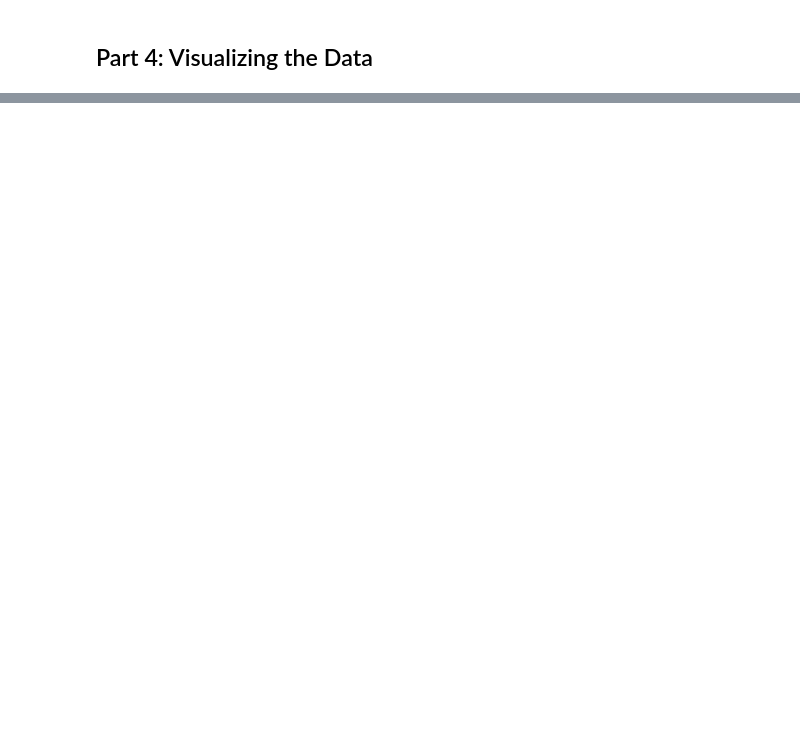
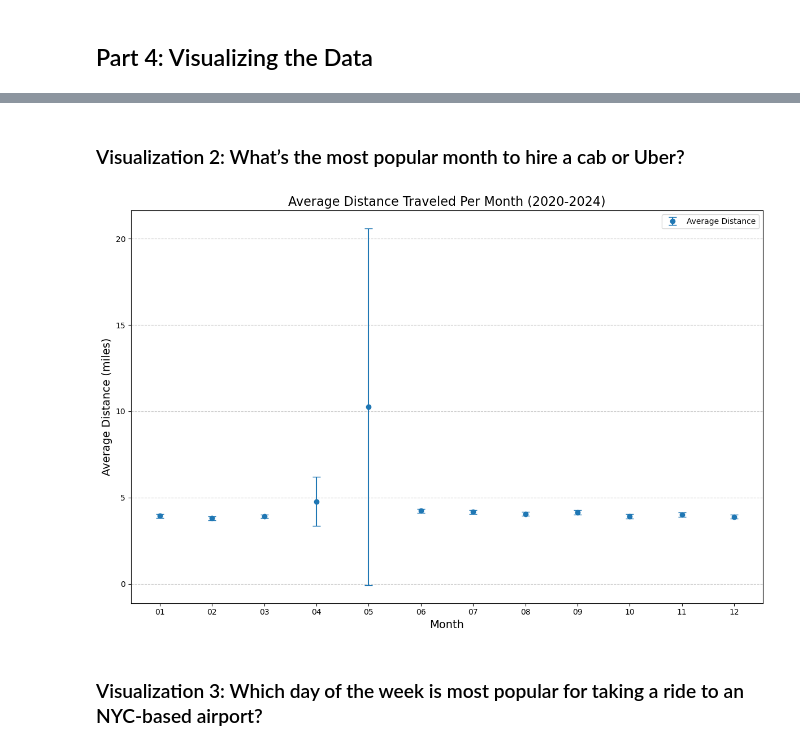
Before and after one commit to Yumingyue17/final-project, a Jupyter notebook: 4501 final project.ipynb, the cells around one changed output, grey strips where cells are left out. Saved outputs shown, nothing was run; the diff lists cells and outputs as text; code cells hidden in the pictures; blank space fills up the shorter version.

```diff
--- a/4501 final project.ipynb
+++ b/4501 final project.ipynb
@@ -955,0 +1220,74 @@ plot_visual_1(some_dataframe)
+# %% [markdown]
+### Visualization 2: What’s the most popular month to hire a cab or Uber?
+# %%
+def get_data_for_visual_2():
+    QUERY = """
+    WITH monthly_distance AS (
+        SELECT
+            strftime('%m', pickup_time) AS month, -- Extract month (01-12)
+            trip_distance AS distance
+        FROM taxi_trips
+        WHERE pickup_time BETWEEN '2020-01-01' AND '2024-08-31'
+        UNION ALL
+        SELECT
+            strftime('%m', pickup_time) AS month, -- Extract month (01-12)
+            trip_distance AS distance
+        FROM uber_trips
+        WHERE pickup_time BETWEEN '2020-01-01' AND '2024-08-31'
+    )
+    SELECT
+        month, -- Month (01-12)
+        distance -- Distance for each trip
+    FROM monthly_distance
+    """
+    return pd.read_sql(QUERY, con=engine)
+
+import matplotlib.pyplot as plt
+import pandas as pd
+import numpy as np
+
+def plot_visual_2(dataframe):
+    # Group data by month and calculate statistics
+    grouped = dataframe.groupby('month')['distance']
+    avg_distance = grouped.mean()
+    std_distance = grouped.std()
+    count = grouped.count()
+
+    # Calculate 90% confidence interval
+    ci_lower = avg_distance - 1.645 * (std_distance / np.sqrt(count))
+    ci_upper = avg_distance + 1.645 * (std_distance / np.sqrt(count))
+
+    # Prepare data for plotting
+    months = avg_distance.index.astype(int)  # Ensure months are integers
+    avg_distance = avg_distance.values
+    ci_lower = ci_lower.values
+    ci_upper = ci_upper.values
+
+    # Create the plot
+    plt.figure(figsize=(12, 8))
+    plt.errorbar(
+        months,
+        avg_distance,
+        yerr=[avg_distance - ci_lower, ci_upper - avg_distance],
+        fmt='o',
+        capsize=5,
+        label='Average Distance'
+    )
+
+    # Add labels, title, and grid
+    plt.xticks(months, labels=[f'{m:02d}' for m in months])
+    plt.xlabel('Month', fontsize=14)
+    plt.ylabel('Average Distance (miles)', fontsize=14)
+    plt.title('Average Distance Traveled Per Month (2020-2024)', fontsize=16)
+    plt.legend()
+    plt.grid(axis='y', linestyle='--', alpha=0.7)
+    plt.tight_layout()
+    plt.show()
+
+# Fetch data and plot visualization
+monthly_distance_data = get_data_for_visual_2()
+plot_visual_2(monthly_distance_data)
+# %% [output]
+[figure, added]
+# %% [markdown]
+### Visualization 3: Which day of the week is most popular for taking a ride to an NYC-based airport?
```
Also changed, not shown: parts of 38 cells of this notebook, 6 other files.
